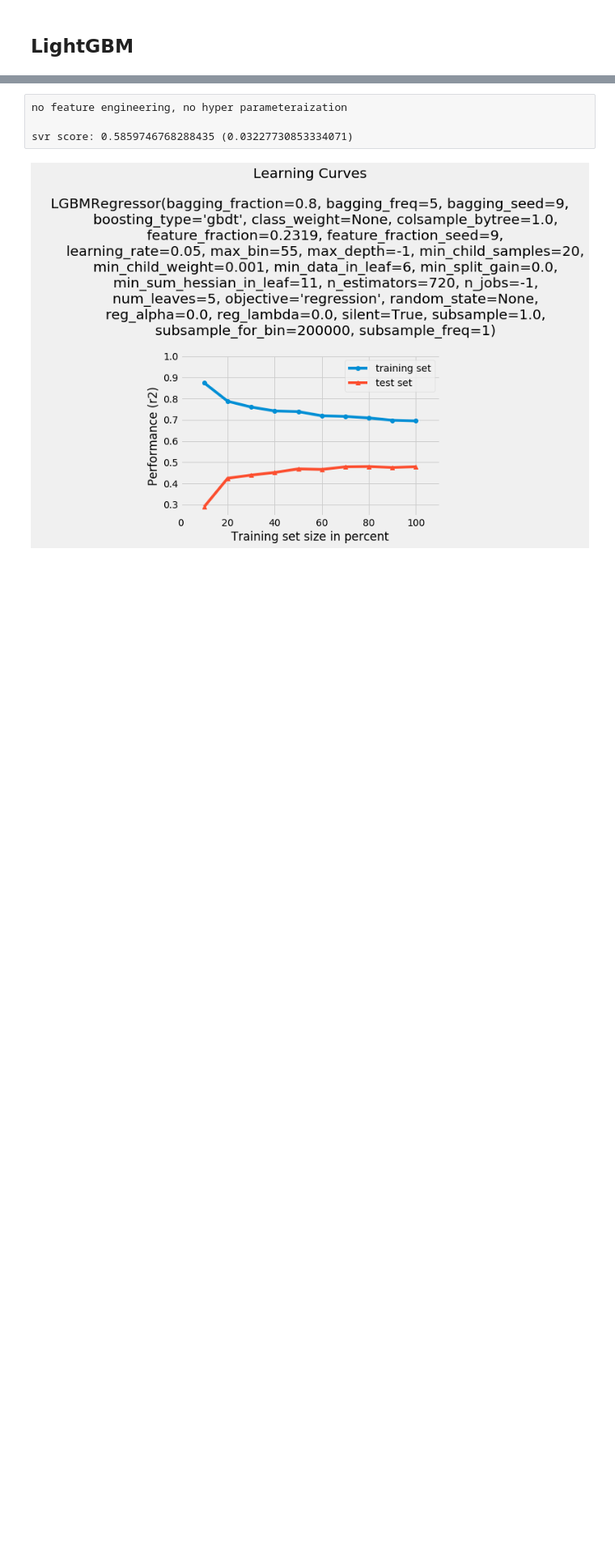
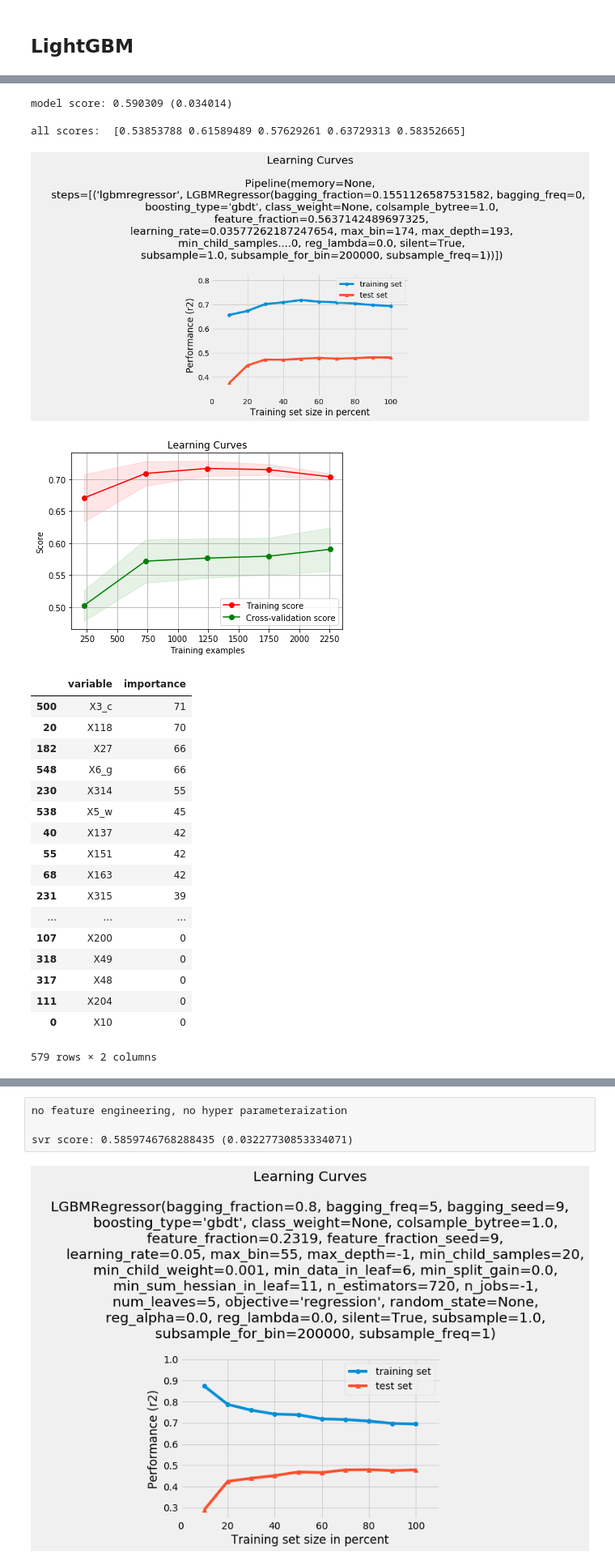
Before and after one commit to alancet/test, a Jupyter notebook: kaggle/mercedes/src/my_predict.ipynb, the cells around one changed output, grey strips where cells are left out. Shown at 81% size. Drawn from its saved outputs; the diff is of its cells as text; code cells hidden in the pictures; blank space fills up the shorter version.

```diff
--- a/kaggle/mercedes/src/my_predict.ipynb
+++ b/kaggle/mercedes/src/my_predict.ipynb
@@ -1316,3 +1463,58 @@ xgb.plot_importance(xgb)
+# %%
+# used 100 max_evalus score
+
+best_params = {'bagging_fraction': 0.1551126587531582,
+ 'bagging_freq': 0,
+ 'feature_fraction': 0.5637142489697325,
+ 'learning_rate': 0.03577262187247654,
+ 'max_bin': 174,
+ 'max_depth': 193,
+ 'min_data_in_leaf': 21,
+ 'min_sum_hessian_in_leaf': 0.006877884017478487,
+ 'n_estimators': 81,
+ 'num_leaves': 44}
+# %%
+lgbmodel = make_pipeline(
+        #RobustScaler(),
+        LGBMRegressor(**best_params)
+)
+
+evalModelByCV(lgbmodel, X_train, y_train)
+
+
+plot_my_learning_curves(X_train, y_train, X_test, y_test, lgbmodel, scoring="r2", cv=5, n_jobs=3)
+
+#xgb.plot_importance(lgbmodel.named_steps["lgbmregressor"], max_num_features=15)
+#plt.show()
+
+# plot feature importance
+pd.concat((pd.DataFrame(X_train.columns, columns = ['variable']),
+           pd.DataFrame(lgbmodel.named_steps["lgbmregressor"].feature_importances_, columns = ['importance'])),
+          axis = 1).sort_values(by='importance', ascending = False)
+# %% [output]
+model score: 0.590309 (0.034014)
+
+all scores:  [0.53853788 0.61589489 0.57629261 0.63729313 0.58352665]
+[figure, added]
+[figure, added]
+|  | variable | importance |
+| 500 | X3_c | 71 |
+| 20 | X118 | 70 |
+| 182 | X27 | 66 |
+| 548 | X6_g | 66 |
+| 230 | X314 | 55 |
+| 538 | X5_w | 45 |
+| 40 | X137 | 42 |
+| 55 | X151 | 42 |
+| 68 | X163 | 42 |
+| 231 | X315 | 39 |
+| ... | ... | ... |
+| 107 | X200 | 0 |
+| 318 | X49 | 0 |
+| 317 | X48 | 0 |
+| 111 | X204 | 0 |
+| 0 | X10 | 0 |
+579 rows × 2 columns
 # %%
 model_lgb = lgb.LGBMRegressor(
     objective='regression',
```
Also changed, not shown: parts of 16 cells of this notebook.
